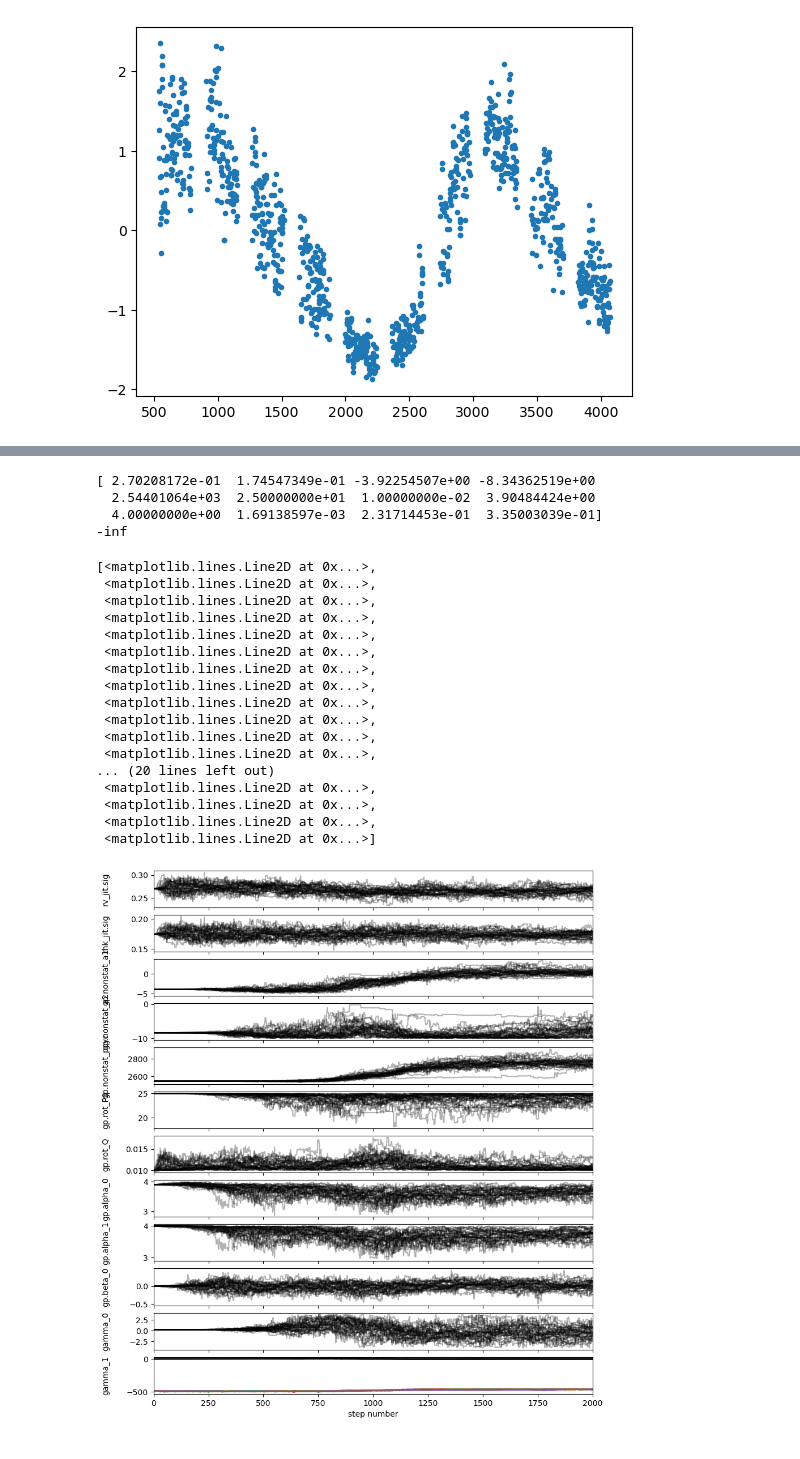
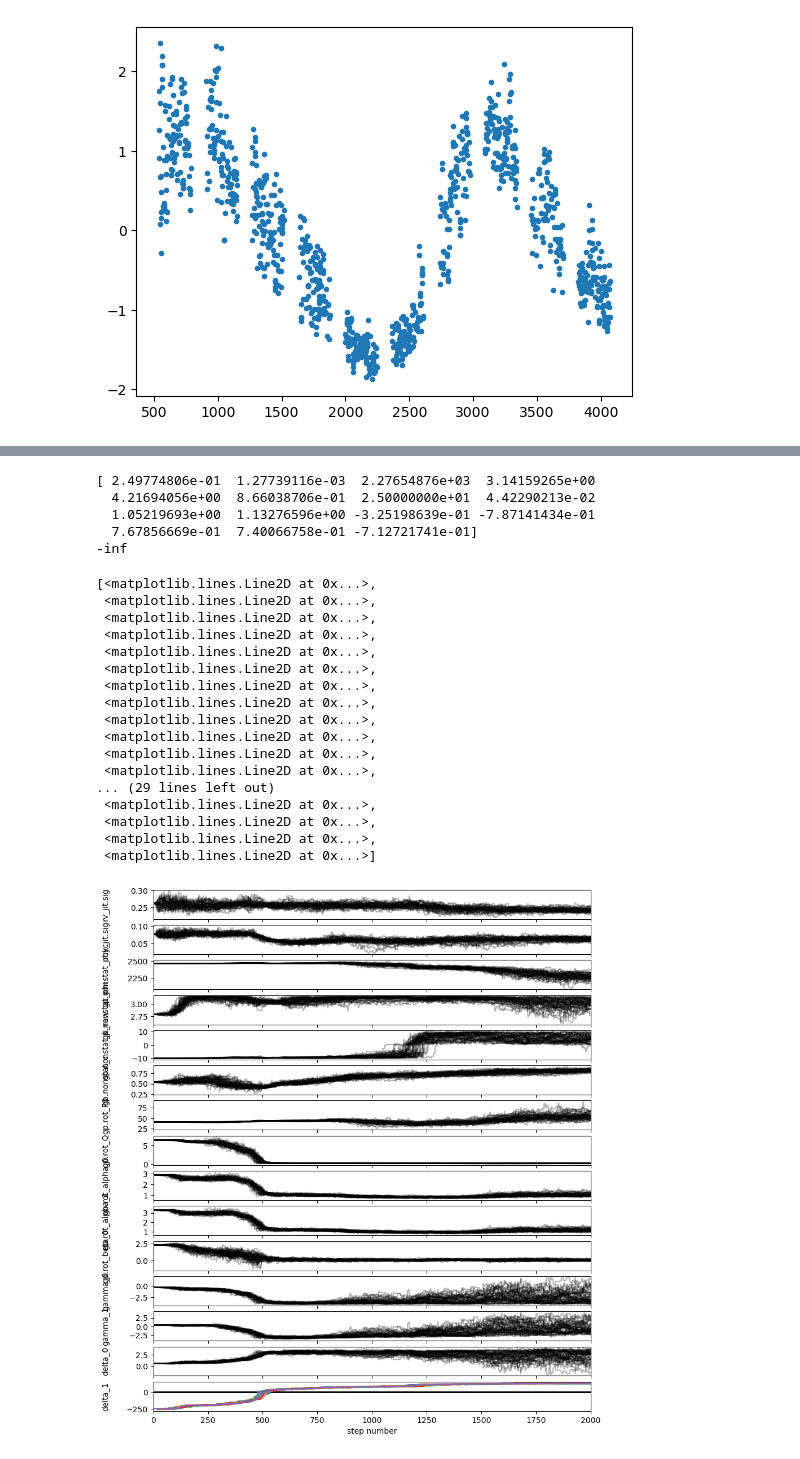
Before and after one commit to vtardugno/nonstat_gp, a Jupyter notebook: nskernel/nonstat_kernel.ipynb, the cells around one changed output, grey strips where cells are left out. Drawn from its saved outputs; the diff is of its cells as text; code cells hidden in the pictures.

```diff
--- a/nskernel/nonstat_kernel.ipynb
+++ b/nskernel/nonstat_kernel.ipynb
@@ -195,3 +178,9 @@ def alpha_grad(t, a1, a2, pcyc):
+# %%
+class MultiSeriesKernel(term.MultiSeriesKernel):
+  def _grad_param(self, grad_dU=None, grad_dV=None):
+    if grad_dU is not None or grad_dV is not None:
+      raise NotImplementedError()
+    return super()._grad_param()
 # %%
 stds = [np.std(y) for y in Y]
 sig = np.var(y_full)
@@ -360,11 +375,11 @@ for k in range(2):
   # Predict time series k
   C.kernel['gp'].set_conditional_coef(series_id=k)
   # C.kernel['rot'].set_conditional_coef(series_id=k)
-  fc = alpha(t_full, xbest[2],xbest[3],xbest[4])
+  fc = alpha(t_full, xbest[2],xbest[3],xbest[4],xbest[5])
 
   y_model = y_full.copy()
-  y_model[series_index[0]] -= xbest[-2]*fc[series_index[0]]
-  y_model[series_index[1]] -= xbest[-1]*fc[series_index[1]]
+  y_model[series_index[0]] -= (xbest[-4]*fc[series_index[0]] + xbest[-2])
+  y_model[series_index[1]] -= (xbest[-3]*fc[series_index[1]] + xbest[-1])
 
   mu, var = C.conditional(y_model, tsmooth, calc_cov='diag')
   mu_res, _ = C.conditional(y_model, T[k], calc_cov='diag')
@@ -375,7 +390,10 @@ for k in range(2):
   # Plot
 
   ax = axs[k]
-  ax.errorbar(T[k], Y[k], Yerr[k], fmt='.', color='k', label='meas.')
+  if k ==0 :
+    ax.errorbar(T[k], Y[k]-(xbest[-4]*fc[series_index[0]]+xbest[-2]), Yerr[k], fmt='.', color='k', label='meas.')
+  if k == 1:
+    ax.errorbar(T[k], Y[k]-(xbest[-3]*fc[series_index[1]]+xbest[-1]), Yerr[k], fmt='.', color='k', label='meas.')
   ax.fill_between(tsmooth,
     mu - np.sqrt(var),
     mu + np.sqrt(var),
@@ -392,8 +420,8 @@ plt.show()
 # %%
 def log_prior(theta):
-    rv_jit, rhk_jit, a1, a2,pcyc, rot_P0, rot_Q, rot_alpha_0, rot_alpha_1, rot_beta_0, gamma_0, gamma_1 = theta
-    if 0.0 < rv_jit < rvjit_max and 0.0 < rhk_jit < rhkjit_max and -10 < a1 < 10 and -10 < a2 < 10 and pcyc_min < pcyc < pcyc_max and prot_min < rot_P0 < prot_max and Q_min < rot_Q < Q_max and 0.0 < rot_alpha_0 < alpha_0_max and -alpha_1_max < rot_alpha_1 < alpha_1_max and -beta_0_max < rot_beta_0 < beta_0_max and -gamma_0_max < gamma_0 < gamma_0_max and -gamma_1_max < gamma_1 < gamma_1_max:
-    # if 0 < rv_jit < rvjit_max and 0 < rhk_jit < rhkjit_max and p1_min < cyc_P0 < p1_max and 0.0 < cyc_alpha_0 < alpha_0_max and -1*stds[1] < cyc_alpha_1 < alpha_1_max:
+    # unpack theta (added delta_0, delta_1 as final two entries)
+    rv_jit, rhk_jit, pcyc, phi, k_raw, c, rot_P0, rot_Q, rot_alpha_0, rot_alpha_1, rot_beta_0, gamma_0, gamma_1, delta_0, delta_1 = theta
+    if 0.0 < rv_jit < rvjit_max and 0.0 < rhk_jit < rhkjit_max and pcyc_min < pcyc < pcyc_max and -np.pi < phi < np.pi and -10< k_raw < 10 and 0.01 < c < 0.99 and prot_min < rot_P0 < prot_max and Q_min < rot_Q < Q_max and 0.0 < rot_alpha_0 < alpha_0_max and -alpha_1_max < rot_alpha_1 < alpha_1_max and -beta_0_max < rot_beta_0 < beta_0_max and -gamma_0_max < gamma_0 < gamma_0_max and -gamma_1_max < gamma_1 < gamma_1_max and -gamma_0_max < delta_0 < gamma_0_max and -gamma_1_max < delta_1 < gamma_1_max:
         return 0.0
     return -np.inf
 
@@ -417,45 +445,46 @@ sampler = emcee.EnsembleSampler(
 )
 sampler.run_mcmc(pos, 2000, progress=True);
 # %% [output]
-[ 2.70208172e-01  1.74547349e-01 -3.92254507e+00 -8.34362519e+00
-  2.54401064e+03  2.50000000e+01  1.00000000e-02  3.90484424e+00
-  4.00000000e+00  1.69138597e-03  2.31714453e-01  3.35003039e-01]
+[ 2.49774806e-01  1.27739116e-03  2.27654876e+03  3.14159265e+00
+  4.21694056e+00  8.66038706e-01  2.50000000e+01  4.42290213e-02
+  1.05219693e+00  1.13276596e+00 -3.25198639e-01 -7.87141434e-01
+  7.67856669e-01  7.40066758e-01 -7.12721741e-01]
 -inf
 # %%
 # ig, axes = plt.subplots(13, figsize=(10, 12), sharex=True)
-ig, axes = plt.subplots(len(params) + 2, figsize=(10, 12), sharex=True)
+ig, axes = plt.subplots(len(params) + 4, figsize=(10, 12), sharex=True)
 samples = sampler.get_chain()
-labels = params + ['gamma_0', 'gamma_1']
+labels = params + ['gamma_0', 'gamma_1', 'delta_0', 'delta_1']
 for i in range(ndim):
     ax = axes[i]
     ax.plot(samples[:, :, i], "k", alpha=0.3)
     ax.set_xlim(0, len(samples))
     ax.set_ylabel(labels[i])
     ax.yaxis.set_label_coords(-0.1, 0.5)
 
 axes[-1].set_xlabel("step number");
 
 logp = sampler.get_log_prob(flat=False)
 axes[-1].plot(logp)
 # %% [output]
 [<matplotlib.lines.Line2D at 0x...>,
  <matplotlib.lines.Line2D at 0x...>,
  <matplotlib.lines.Line2D at 0x...>,
  <matplotlib.lines.Line2D at 0x...>,
  <matplotlib.lines.Line2D at 0x...>,
  <matplotlib.lines.Line2D at 0x...>,
  <matplotlib.lines.Line2D at 0x...>,
  <matplotlib.lines.Line2D at 0x...>,
  <matplotlib.lines.Line2D at 0x...>,
  <matplotlib.lines.Line2D at 0x...>,
  <matplotlib.lines.Line2D at 0x...>,
  <matplotlib.lines.Line2D at 0x...>,
-... (20 lines left out)
+... (29 lines left out)
  <matplotlib.lines.Line2D at 0x...>,
  <matplotlib.lines.Line2D at 0x...>,
  <matplotlib.lines.Line2D at 0x...>,
  <matplotlib.lines.Line2D at 0x...>]
-[figure, old version]
+[figure, new version]
 # %%
 import corner
 
```
Also changed, not shown: parts of 12 cells of this notebook, 1 other file.
